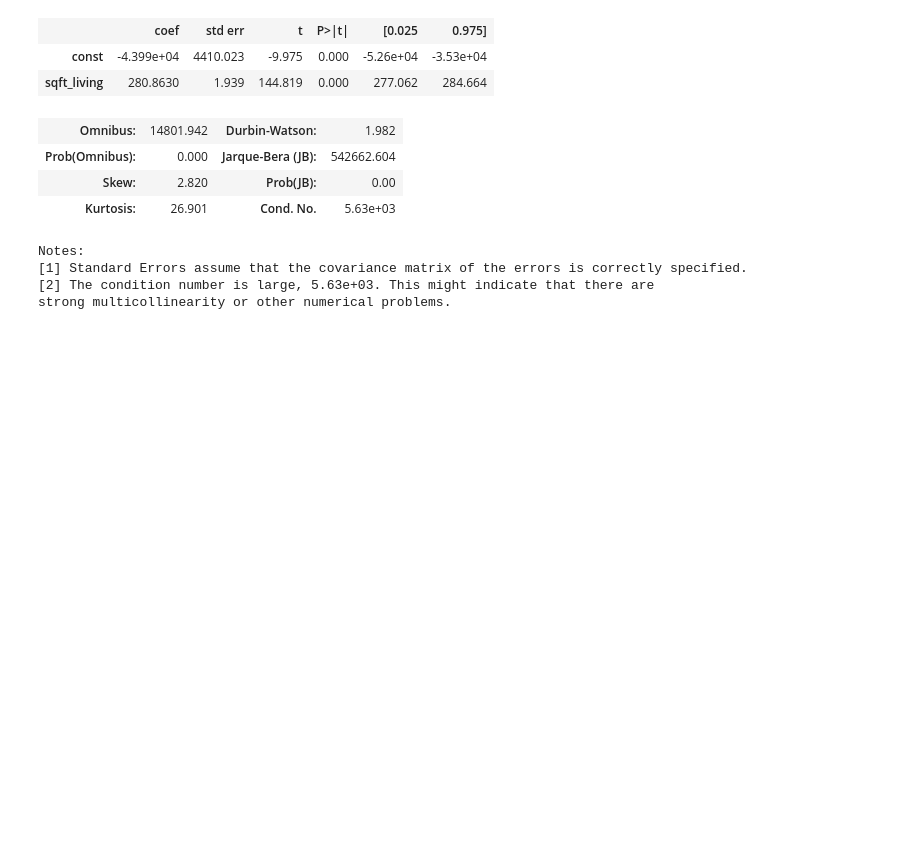
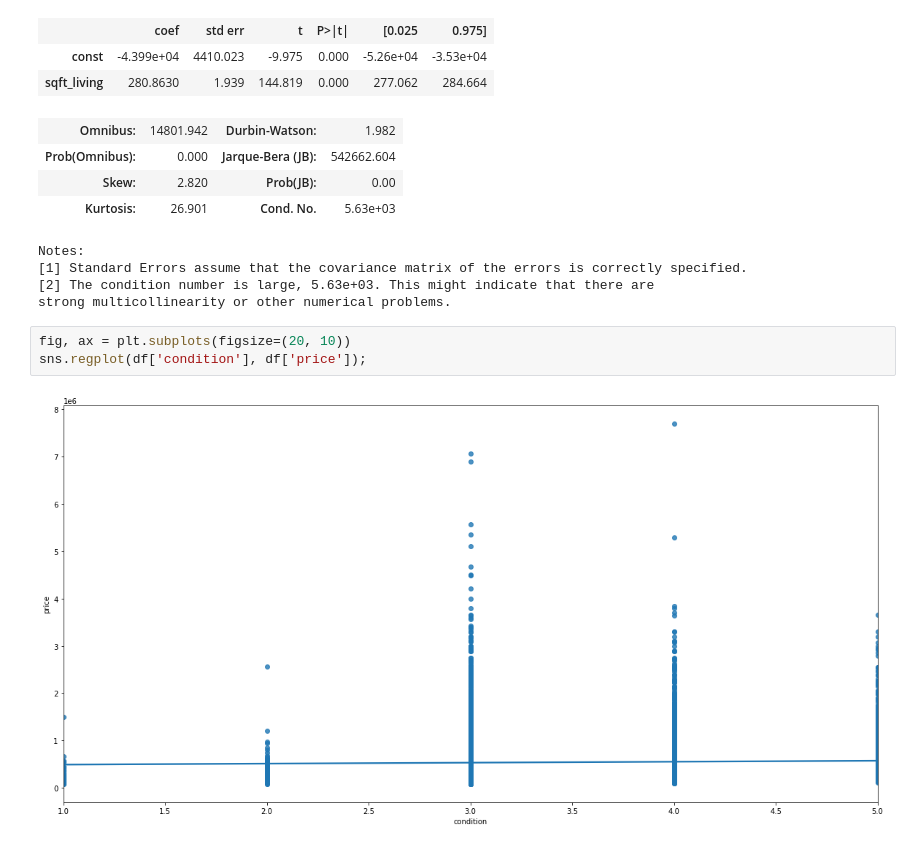
Before and after one commit to kjkahalley/King-County-housing-analysis, a Jupyter notebook: notebooks/exploratory/Griffin/project_notebook.ipynb, the cells around one changed output. Drawn from its saved outputs; the diff is of its cells as text; blank space fills up the shorter version.

Commit message:
made some graphs

```diff
--- a/notebooks/exploratory/Griffin/project_notebook.ipynb
+++ b/notebooks/exploratory/Griffin/project_notebook.ipynb
@@ -146,3 +146,8 @@ Notes:
 [1] Standard Errors assume that the covariance matrix of the errors is correctly specified.
 [2] The condition number is large, 5.63e+03. This might indicate that there are
 strong multicollinearity or other numerical problems.
+# %%
+fig, ax = plt.subplots(figsize=(20, 10))
+sns.regplot(df['condition'], df['price']);
+# %% [output]
+[figure, added]
```
Also changed, not shown: parts of 1 cell of this notebook.
